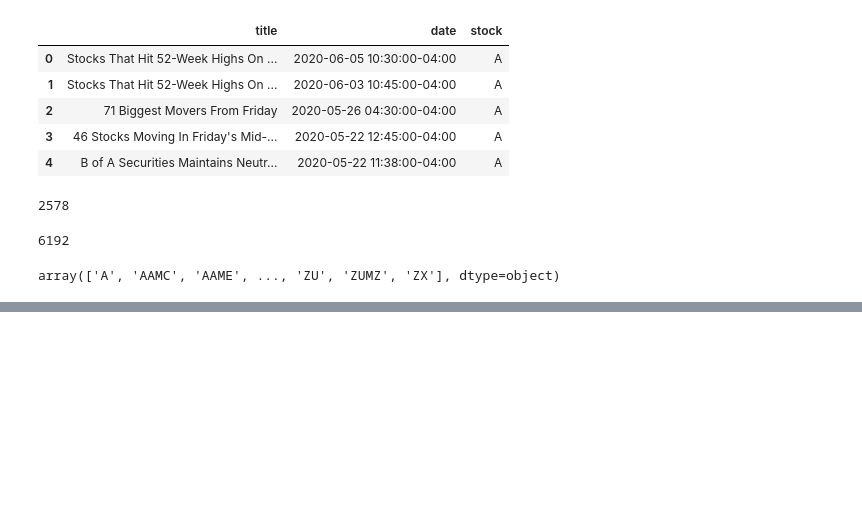
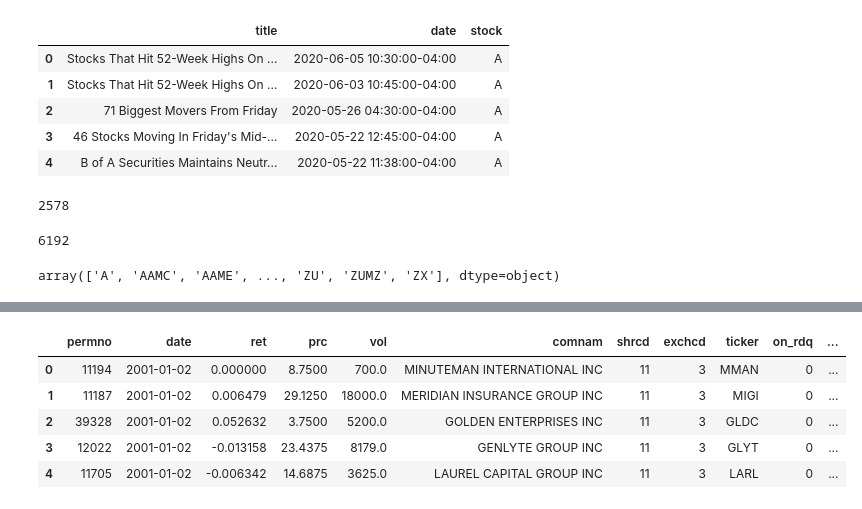
Before and after one commit to Wfiles/iti-8k-analysis, a Jupyter notebook: news_permco.ipynb, the cells around one changed output, grey strips where cells are left out. Drawn from its saved outputs; the diff is of its cells as text; code cells hidden in the pictures; blank space fills up the shorter version.

```diff
--- a/news_permco.ipynb
+++ b/news_permco.ipynb
@@ -250,3 +255,14 @@ ModuleNotFoundError: No module named 'wrds'
 # %%
 # Table des noms des actions
 tickers_df = db.get_table(library='crsp', table='stocknames')
+# %%
+crsp_data = pd.read_csv("data/processed/all_stocks_us_with_vol_flag.csv", parse_dates=['date'])
+# %%
+crsp_data.head()
+# %% [output]
+|  | permno | date | ret | prc | vol | comnam | shrcd | exchcd | ticker | on_rdq | ... |
+| 0 | 11194 | 2001-01-02 | 0.000000 | 8.7500 | 700.0 | MINUTEMAN INTERNATIONAL INC | 11 | 3 | MMAN | 0 | ... |
+| 1 | 11187 | 2001-01-02 | 0.006479 | 29.1250 | 18000.0 | MERIDIAN INSURANCE GROUP INC | 11 | 3 | MIGI | 0 | ... |
+| 2 | 39328 | 2001-01-02 | 0.052632 | 3.7500 | 5200.0 | GOLDEN ENTERPRISES INC | 11 | 3 | GLDC | 0 | ... |
+| 3 | 12022 | 2001-01-02 | -0.013158 | 23.4375 | 8179.0 | GENLYTE GROUP INC | 11 | 3 | GLYT | 0 | ... |
+| 4 | 11705 | 2001-01-02 | -0.006342 | 14.6875 | 3625.0 | LAUREL CAPITAL GROUP INC | 11 | 3 | LARL | 0 | ... |
```
Also changed, not shown: parts of 10 cells of this notebook, 1 other file.
